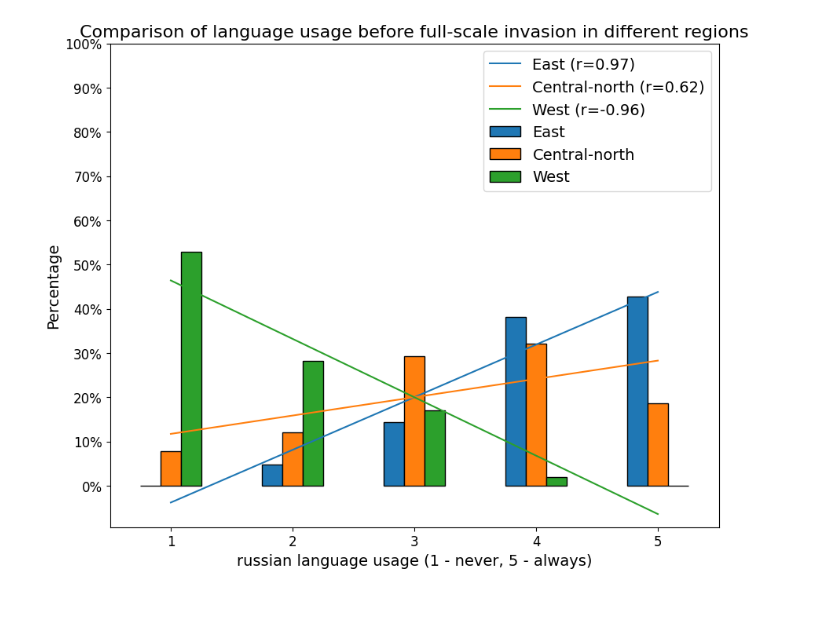
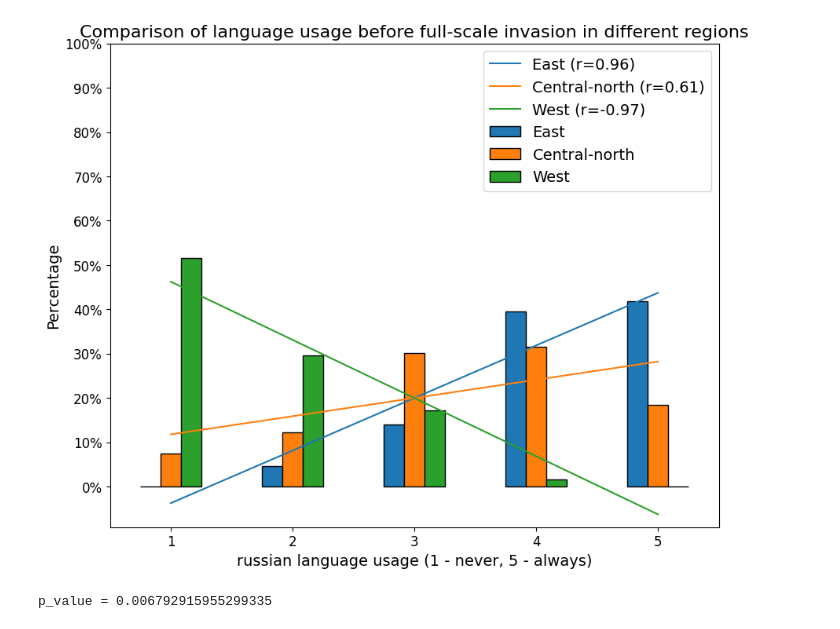
Before and after one commit to artemka169/statistic-and-probability-sem-2, a Jupyter notebook: main.ipynb, the cells around one changed output. Cells and saved outputs as stored; diff of their text form; code cells hidden in the pictures.

```diff
--- a/main.ipynb
+++ b/main.ipynb
@@ -9,6 +10,5 @@ from scipy import stats
 # %%
 data = pd.read_csv("data.csv")
-
 data = data.rename(columns={"Позначка часу": "time", "Ім'я користувача": "email", "Ваша стать?": "sex", "Ваш вік?":"age", "Чи є ви дійсним громадянином / громадянкою України?":"is_citizen", "З якого ви регіону України? (дуже умовний поділ, можете обрати два варіанти)":"region", "Чи проживаєте ви зараз на території України?":"where_live", "Наскільки часто ви використовували російську мову в повсякденному житті ДО початку повномасштабного вторгнення?":"lang_before", "Наскільки часто ви використовуєте російську мову в повсякденному житті зараз?":"lang_after", "Переглядаючи зарубіжний контент онлайн (фільми, серіали і тд), озвучку якою мовою ви використовували в більшості випадків ДО початку повномасштабного вторгнення? (можна обирати кілька варіантів)":"movies_before", "Переглядаючи зарубіжний контент онлайн (фільми, серіали і тд), озвучку якою мовою ви використовуєте зараз? (можна обирати кілька варіантів)":"movies_after", "Наскільки часто ви споживали контент російських авторів ДО початку повномасштабного вторшнення? (музика, фільми, ютуб канали, сторінки в соціальних мережах і тд)":"content_before", "Наскільки часто ви споживаєте контент російських авторів зараз? (музика, фільми, ютуб канали, сторінки в соціальних мережах і тд)":"content_after", "Маєте коментарі щодо опитування? Лишайте їх тут!":"comments"})
 data["sex"] = data["sex"].replace(['Чоловіча'], 'Male')
 data["sex"] = data["sex"].replace(['Жіноча'], 'Female')
@@ -17,10 +17,13 @@ data["sex"] = data["sex"].replace(['Небінарна'], 'NB')
 data["is_citizen"] = data["is_citizen"].replace(['Так'], 'yes')
 data = data[data["is_citizen"] == "yes"]
 
+data["region"] = data["region"].str.split(";")
+
+
+data["movies_before"] = data["movies_before"].str.split(";")
+data["movies_after"] = data["movies_after"].str.split(";")
+
 for _ in range (len(data)):
-    data["region"].iloc[_] = data["region"].iloc[_].split(";")
-    if data["region"].iloc[_] is not list:
-        data["region"].iloc[_] = list(data["region"].iloc[_])
     for i in range(len(data["region"].iloc[_])):
         if data["region"].iloc[_][i] == "Центральна/Північна Україна":
             data["region"].iloc[_][i] = "Сentral-north"
@@ -31,9 +34,6 @@ for _ in range (len(data)):
         elif data["region"].iloc[_][i] == "Південна Україна":
             data["region"].iloc[_][i] = "South"
 
-    data["movies_before"].iloc[_] = data["movies_before"].iloc[_].split(";")
-    if data["movies_before"].iloc[_] is not list:
-        data["movies_before"].iloc[_] = list(data["movies_before"].iloc[_])
     for i in range(len(data["movies_before"].iloc[_])):
         if data["movies_before"].iloc[_][i] == "Українською":
             data["movies_before"].iloc[_][i] = "Ukrainian"
@@ -43,9 +43,6 @@ for _ in range (len(data)):
             data["movies_before"].iloc[_][i] = "russian"
         else: data["movies_before"].iloc[_][i] = "other"
 
-    data["movies_after"].iloc[_] = data["movies_after"].iloc[_].split(";")
-    if data["movies_after"].iloc[_] is not list:
-        data["movies_after"].iloc[_] = list(data["movies_after"].iloc[_])
     for i in range(len(data["movies_after"].iloc[_])):
         if data["movies_after"].iloc[_][i] == "Українською":
             data["movies_after"].iloc[_][i] = "Ukrainian"
@@ -84,5 +81,3 @@ data["content_after"] = data["content_after"].replace(['У більшості в
 data["content_after"] = data["content_after"].replace(['Завжди'], 5)
 
 data = data.explode("region")
-
-data
@@ -253,45 +413,52 @@ plt.show()
 # %%
 # This plot represents usage of russian language in general in different regions BEFORE the full-scale invasion
 
 
-# create a new dataframe with the count of each unique value in each column
 df_east = data[data["region"] == "East"]
 df_center = data[data["region"] == "Сentral-north"]
 df_west = data[data["region"] == "West"]
 
 compare_df = pd.DataFrame({'East': df_east['lang_before'].value_counts(),
                            'Сentral-north': df_center['lang_before'].value_counts(),
                            'West': df_west['lang_before'].value_counts()})
 compare_df.fillna(value=0, inplace=True)
-compare_df["East"] = compare_df["East"] / len(df_east)
-compare_df["Сentral-north"] = compare_df["Сentral-north"] / len(df_center)
-compare_df["West"] = compare_df["West"] / len(df_west)
+compare_df["East"] /= len(df_east)
+compare_df["Сentral-north"] /= len(df_center)
+compare_df["West"] /= len(df_west)
 
-# create a bar plot comparison of the two columns
-compare_df.plot(kind='bar', figsize=(10, 8), edgecolor='black')
+fig, ax = plt.subplots(figsize=(10, 8))
+bar_colors = ['C0', 'C1', 'C2']
+edge_color = 'black'
+x_label = 'russian language usage (1 - never, 5 - always)'
+y_label = 'Percentage'
+title = 'Comparison of language usage before full-scale invasion in different regions'
+tick_label_font_size = 12
 
-# add linear regressions for each column
+compare_df.plot(kind='bar', ax=ax, color=bar_colors, edgecolor=edge_color)
+
 x = np.arange(len(compare_df.index))
 for i, column in enumerate(compare_df.columns):
     y = compare_df[column].values
-    slope, intercept, r_value, pd_value, std_err = stats.linregress(x, y)
-    plt.plot(x, slope * x + intercept, color='C{}'.format(i), label='{} (r={:.2f})'.format(column, r_value))
+    slope, intercept, r_value, p_value, std_err = stats.linregress(x, y)
+    ax.plot(x, slope * x + intercept, label='{} (r={:.2f})'.format(column, r_value))
 
-# add labels and title to the plot
-plt.xlabel('russian language usage (1 - never, 5 - always)', fontsize=14)
-plt.ylabel('Percentage', fontsize=14)
-plt.title('Comparison of language usage before full-scale invasion in different regions', fontsize=16)
+ax.set_xlabel(x_label, fontsize=14)
+ax.set_ylabel(y_label, fontsize=14)
+ax.set_title(title, fontsize=16)
 
-# increase the font size of the tick labels
-plt.xticks(x, compare_df.index, fontsize=12, rotation=0)
-plt.yticks(np.arange(0, 1.1, 0.1), ['{:.0f}%'.format(y * 100) for y in np.arange(0, 1.1, 0.1)], fontsize=12)
-plt.legend(fontsize=14)
+ax.set_xticks(x)
+ax.set_xticklabels(compare_df.index, fontsize=tick_label_font_size, rotation=0)
+ax.set_yticks(np.arange(0, 1.1, 0.1))
+ax.set_yticklabels(['{:.0f}%'.format(y * 100) for y in np.arange(0, 1.1, 0.1)], fontsize=tick_label_font_size)
+ax.legend(fontsize=14)
 
-# show and save the plot
-plt.savefig("regions_language_before.png", transparent=True)
+plt.savefig(os.path.join(abs_path, "plots/regions_language_before.png"), transparent=True)
 plt.show()
+
+print("p_value =", p_value)
 # %% [output]
-[figure, old version]
+[figure, new version]
+p_value = 0.006792915955299335
 # %%
 # This plot represents usage of russian language in general in different regions AFTER the full-scale invasion
 
```
Also changed, not shown: parts of 23 cells of this notebook, 20 other files.
